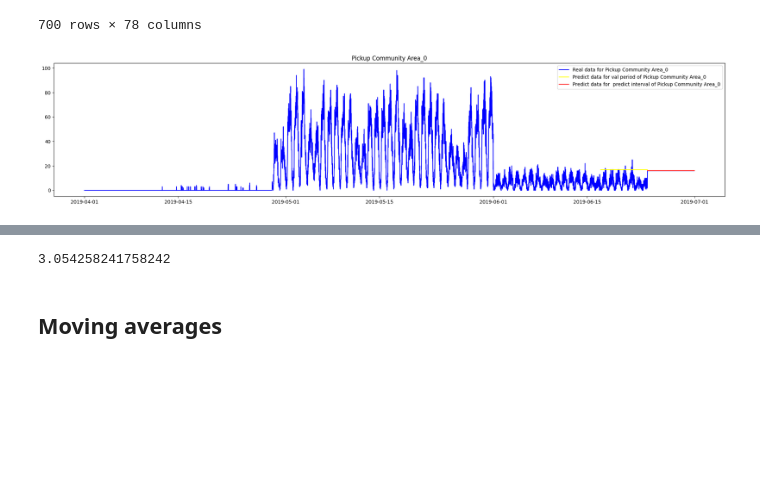
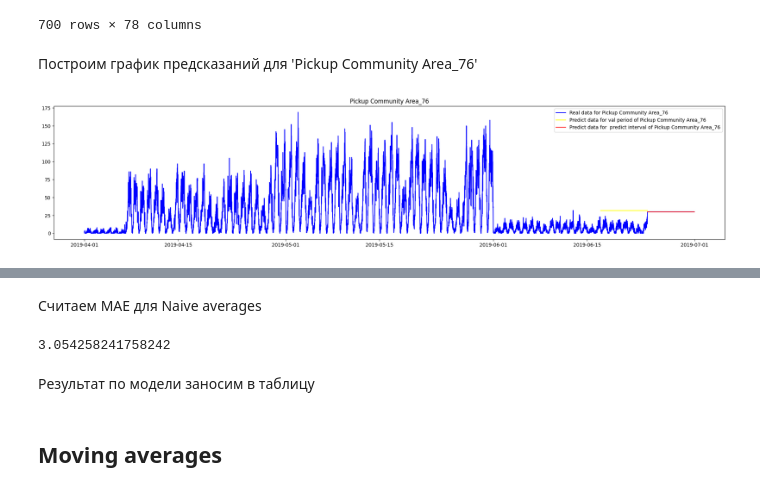
Before and after one commit to dbadeev/uber, a Jupyter notebook: uber.ipynb, the cells around one changed output, grey strips where cells are left out. Drawn from its saved outputs; the diff is of its cells as text; code cells hidden in the pictures; blank space fills up the shorter version.

```diff
--- a/uber.ipynb
+++ b/uber.ipynb
@@ -180,17 +190,19 @@ df_total.tail(700)
 | 2019-06-30 23:30:00 | 16.0 | 1.0 | 1.0 | 3.0 | ... |
 | 2019-06-30 23:45:00 | 16.0 | 1.0 | 1.0 | 3.0 | ... |
 700 rows × 78 columns
+# %% [markdown]
+Построим график предсказаний для 'Pickup Community Area_76'
 # %%
-for area in df_total[df_total.columns[:1]]:
+for area in df_total[df_total.columns[76:77]]:
 	plt.figure(figsize=(25,5))
 	plt.plot(df_total[area], label=f'Real data for {area}', color='blue')
 	plt.plot(df_val_predict[area], label=f'Predict data for val period of {area}', color='yellow')
 	plt.plot(df_naive_average_predict[area], label=f'Predict data for  predict interval of {area}', color='red')
 	plt.legend(loc='best')
 	plt.title(area)
 	plt.show()
 # %% [output]
-[figure, old version]
+[figure, new version]
 # %%
 df_naive_average_predict.tail()
 # %% [output]
@@ -202,11 +214,15 @@ df_naive_average_predict.tail()
 | 2019-06-30 23:30:00 | 16.0 | 1.0 | 1.0 | 3.0 | ... |
 | 2019-06-30 23:45:00 | 16.0 | 1.0 | 1.0 | 3.0 | ... |
 5 rows × 78 columns
+# %% [markdown]
+Считаем МАЕ для Naive averages
 # %%
 res_mae = mean_absolute_error(df_val, df_val_predict)
 res_mae
 # %% [output]
 3.054258241758242
+# %% [markdown]
+Результат по модели заносим в таблицу
 # %%
 df_results.loc[ len(df_results.index )] = ['Naive averages', round(res_mae, 2)]
 # %% [markdown]
```
Also changed, not shown: parts of 112 cells of this notebook, 1 other file.
